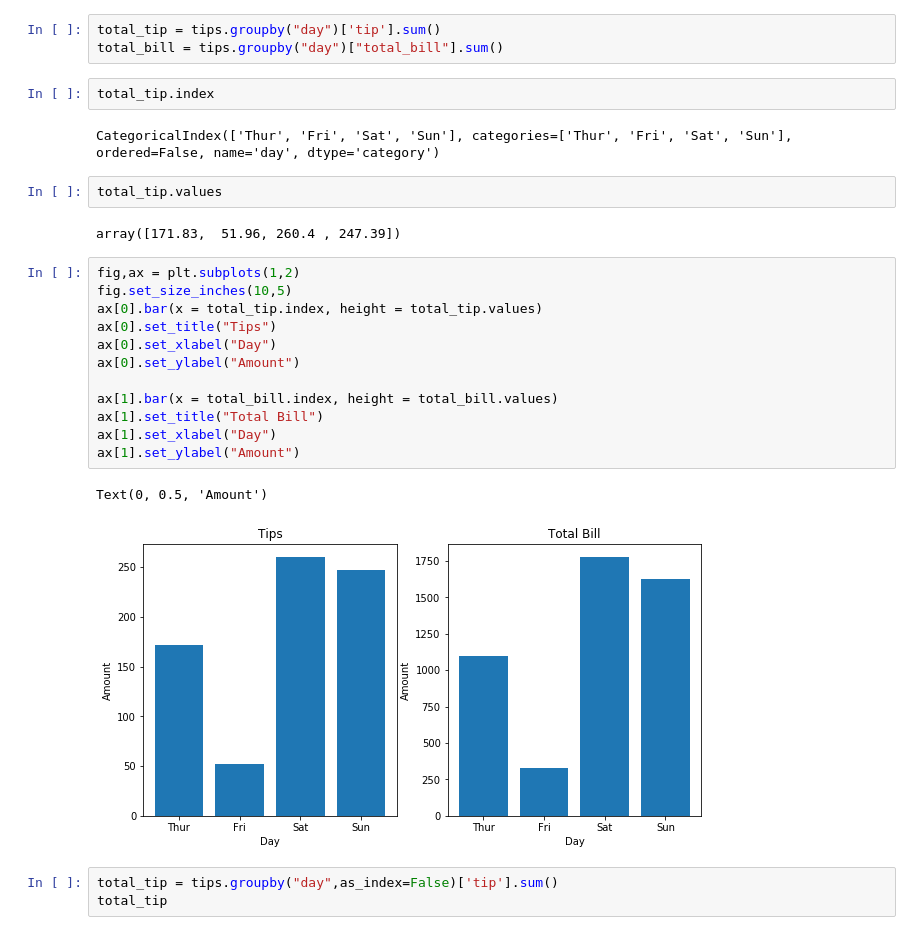
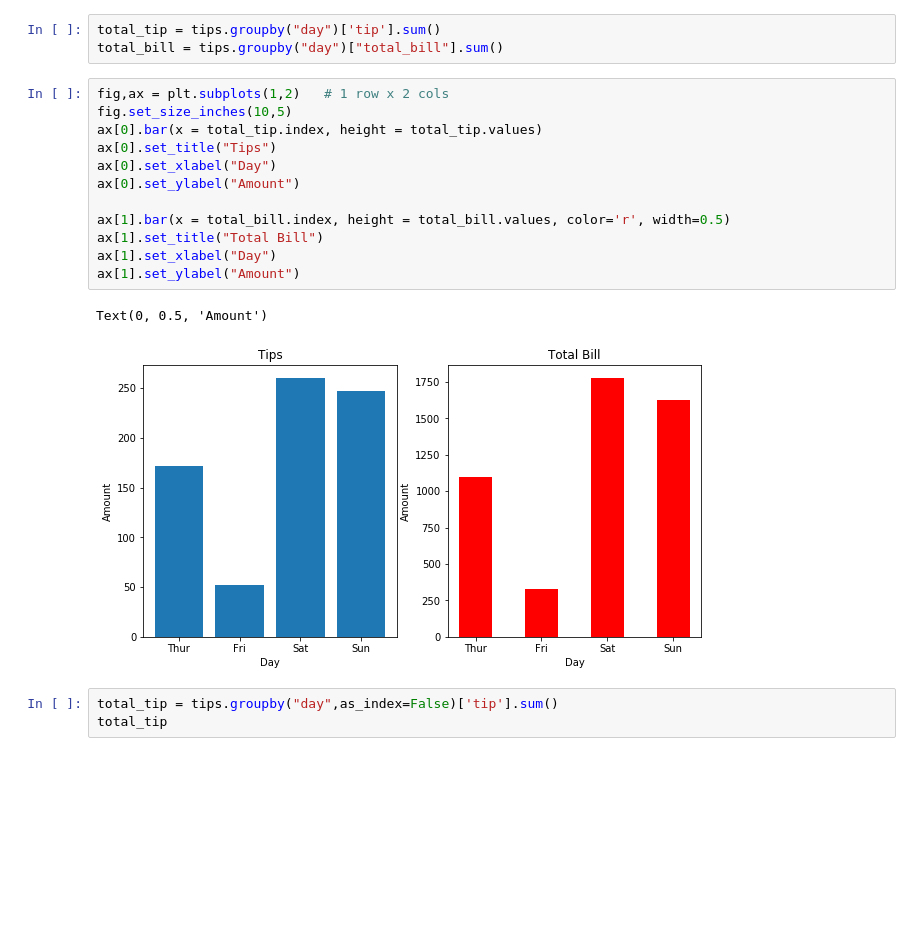
Before and after one commit to srikanthpragada/DS_11_NOV_2019, a Jupyter notebook: matplotlibdemo.ipynb, the cells around one changed output. Drawn from its saved outputs; the diff is of its cells as text; blank space fills up the shorter version.

```diff
--- a/matplotlibdemo.ipynb
+++ b/matplotlibdemo.ipynb
@@ -70,29 +77,21 @@ img.shape
 # %%
 total_tip = tips.groupby("day")['tip'].sum()
 total_bill = tips.groupby("day")["total_bill"].sum()
-# %%
-total_tip.index
-# %% [output]
-CategoricalIndex(['Thur', 'Fri', 'Sat', 'Sun'], categories=['Thur', 'Fri', 'Sat', 'Sun'], ordered=False, name='day', dtype='category')
-# %%
-total_tip.values
-# %% [output]
-array([171.83,  51.96, 260.4 , 247.39])
 # %%
-fig,ax = plt.subplots(1,2)
+fig,ax = plt.subplots(1,2)   # 1 row x 2 cols
 fig.set_size_inches(10,5)
 ax[0].bar(x = total_tip.index, height = total_tip.values)
 ax[0].set_title("Tips")
 ax[0].set_xlabel("Day")
 ax[0].set_ylabel("Amount")
 
-ax[1].bar(x = total_bill.index, height = total_bill.values)
+ax[1].bar(x = total_bill.index, height = total_bill.values, color='r', width=0.5)
 ax[1].set_title("Total Bill")
 ax[1].set_xlabel("Day")
 ax[1].set_ylabel("Amount")
 # %% [output]
 Text(0, 0.5, 'Amount')
-[figure, old version]
+[figure, new version]
 # %%
 total_tip = tips.groupby("day",as_index=False)['tip'].sum()
 total_tip
```
Also changed, not shown: parts of 12 cells of this notebook, 2 other files.
